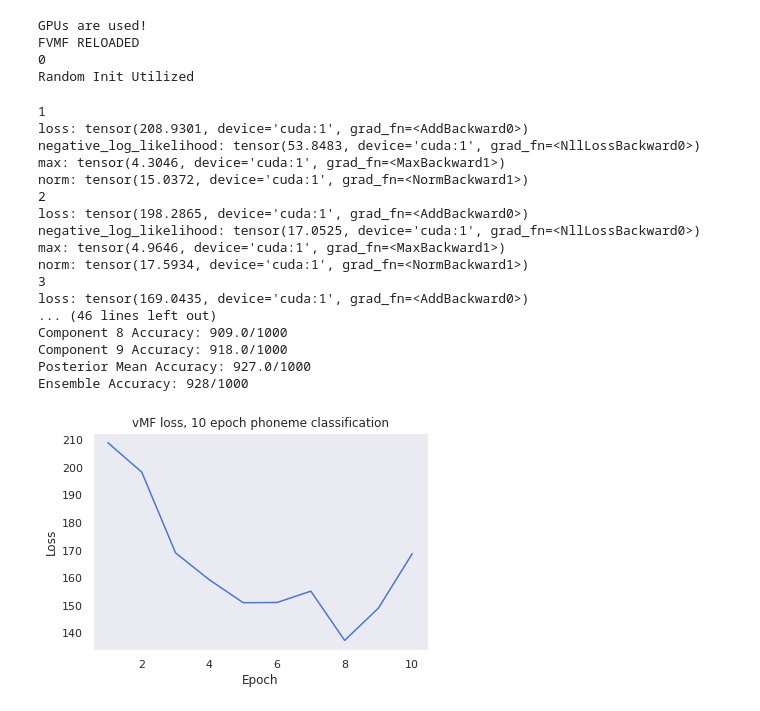
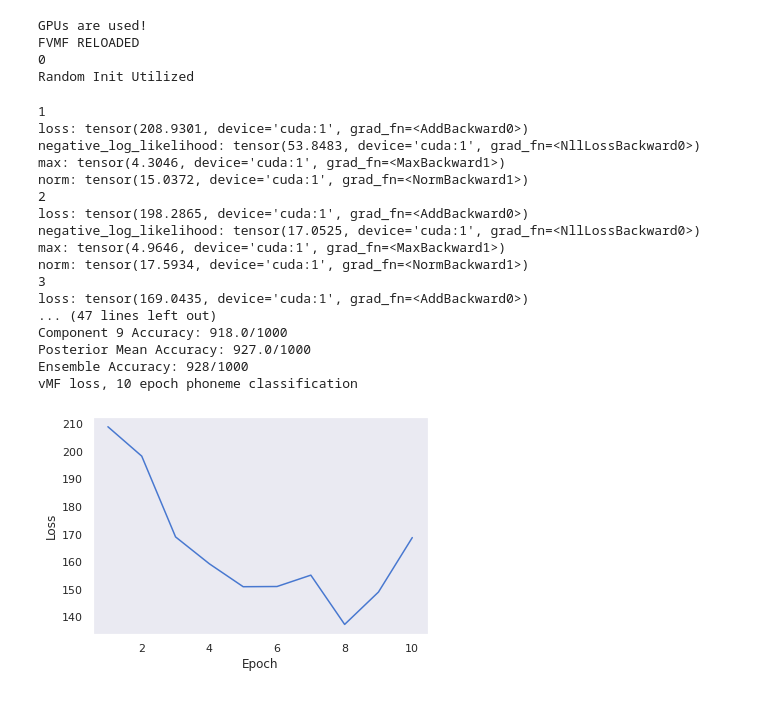
Before and after one commit to LeifMartin/BNN, a Jupyter notebook: Classification.ipynb, the cells around one changed output. Cells and saved outputs as stored; diff of their text form; code cells hidden in the pictures.

```diff
--- a/Classification.ipynb
+++ b/Classification.ipynb
@@ -254,37 +252,37 @@ for i in range(0, 1):
         print('norm:',torch.norm(net2.weight_mu[1]))
 
     res = test_ensemble.test_ensemble(net2,dtest,TEST_SAMPLES,TEST_BATCH_SIZE,BATCH_SIZE,CLASSES,DEVICE,shape = (0,256,256,257))
 
     #np.savetxt("soundGmaccuracies_" + str(i) + ".csv", res, delimiter=",")
-plt.title('vMF loss, 10 epoch phoneme classification')
+print('vMF loss, 10 epoch phoneme classification')
 plt.xlabel('Epoch')
 plt.ylabel('Loss')
 plt.plot(x,trtimes)
 plt.savefig('Plots/vMF_loss_10_epoch_phoneme_classification.png')
 plt.show()
 # %% [output]
 GPUs are used!
 FVMF RELOADED
 0
 Random Init Utilized
 1
 loss: tensor(208.9301, device='cuda:1', grad_fn=<AddBackward0>)
 negative_log_likelihood: tensor(53.8483, device='cuda:1', grad_fn=<NllLossBackward0>)
 max: tensor(4.3046, device='cuda:1', grad_fn=<MaxBackward1>)
 norm: tensor(15.0372, device='cuda:1', grad_fn=<NormBackward1>)
 2
 loss: tensor(198.2865, device='cuda:1', grad_fn=<AddBackward0>)
 negative_log_likelihood: tensor(17.0525, device='cuda:1', grad_fn=<NllLossBackward0>)
 max: tensor(4.9646, device='cuda:1', grad_fn=<MaxBackward1>)
 norm: tensor(17.5934, device='cuda:1', grad_fn=<NormBackward1>)
 3
 loss: tensor(169.0435, device='cuda:1', grad_fn=<AddBackward0>)
-... (46 lines left out)
-Component 8 Accuracy: 909.0/1000
+... (47 lines left out)
 Component 9 Accuracy: 918.0/1000
 Posterior Mean Accuracy: 927.0/1000
 Ensemble Accuracy: 928/1000
+vMF loss, 10 epoch phoneme classification
-[figure, old version]
+[figure, new version]
 # %%
 epochs = 30
 trtimes  = []
```
Also changed, not shown: parts of 9 cells of this notebook, 22 other files.
